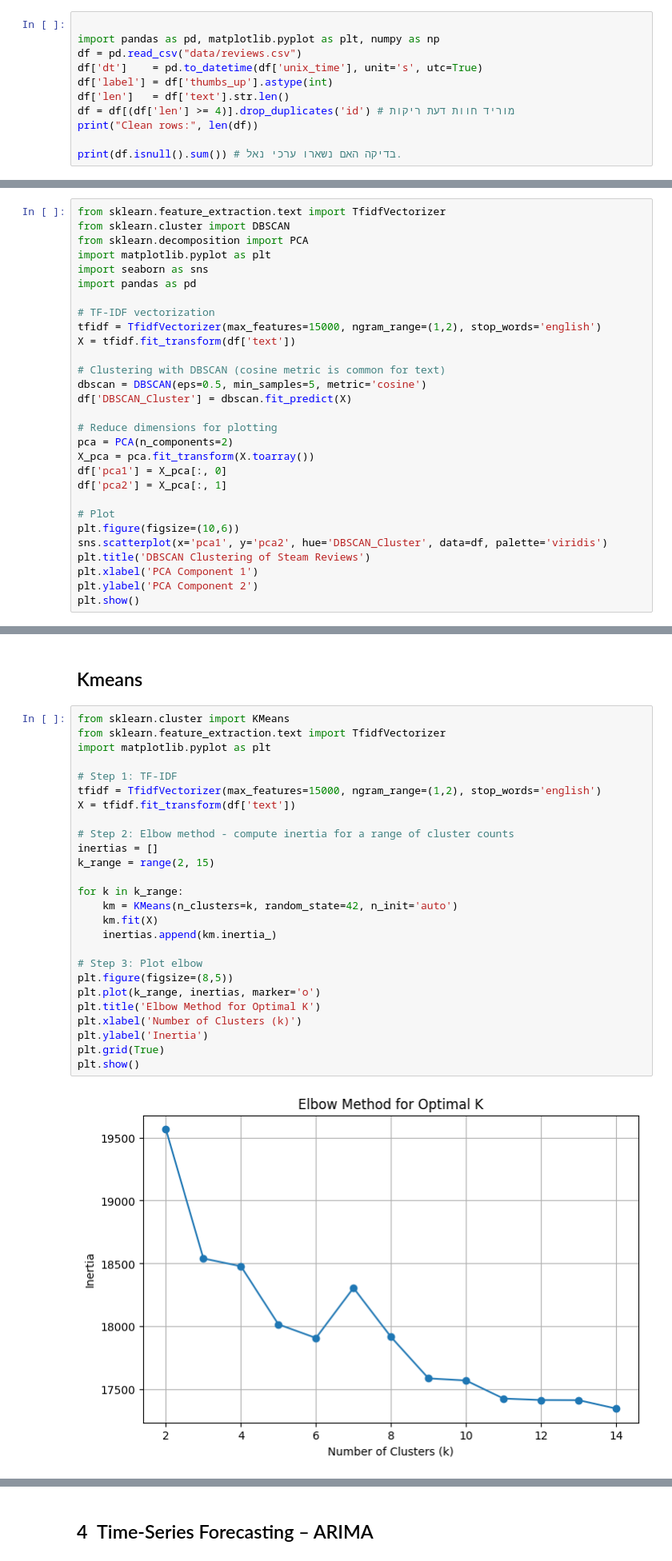
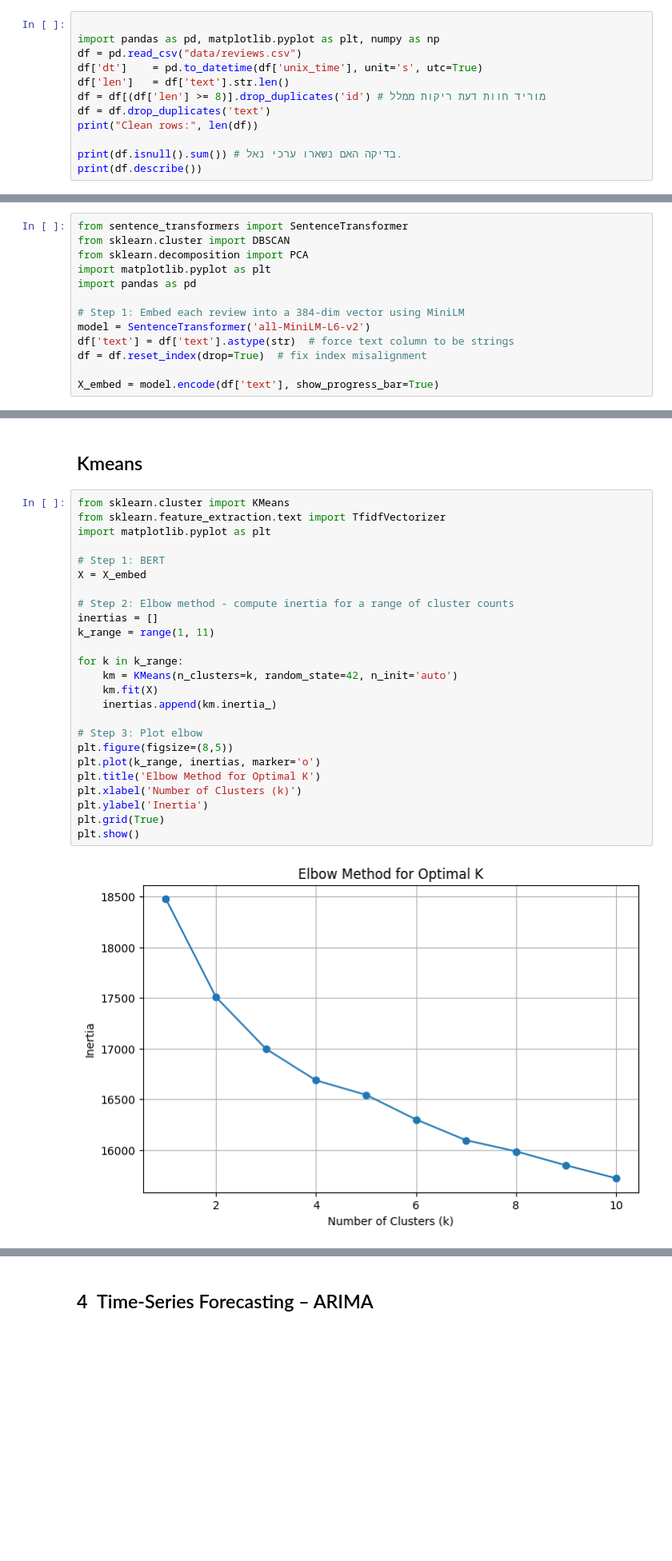
Before and after one commit to lior-benjman/DataSC-Essences, a Jupyter notebook: steam_full_pipeline.ipynb, the cells around one changed output, grey strips where cells are left out. Shown at 80% size. Cells and saved outputs as stored; diff of their text form; blank space fills up the shorter version.

Commit message:
step 3

```diff
--- a/steam_full_pipeline.ipynb
+++ b/steam_full_pipeline.ipynb
@@ -97,10 +97,11 @@ Saved to: data\reviews.csv
 import pandas as pd, matplotlib.pyplot as plt, numpy as np
 df = pd.read_csv("data/reviews.csv")
 df['dt']    = pd.to_datetime(df['unix_time'], unit='s', utc=True)
-df['label'] = df['thumbs_up'].astype(int)
 df['len']   = df['text'].str.len()
-df = df[(df['len'] >= 4)].drop_duplicates('id') # מוריד חוות דעת ריקות
+df = df[(df['len'] >= 8)].drop_duplicates('id') # מוריד חוות דעת ריקות ממלל
+df = df.drop_duplicates('text')
 print("Clean rows:", len(df))
 
 print(df.isnull().sum()) # בדיקה האם נשארו ערכי נאל.
+print(df.describe())
 # %% [output]
@@ -145,29 +210,13 @@ plt.show()
 # %%
-from sklearn.feature_extraction.text import TfidfVectorizer
+from sentence_transformers import SentenceTransformer
 from sklearn.cluster import DBSCAN
 from sklearn.decomposition import PCA
 import matplotlib.pyplot as plt
-import seaborn as sns
 import pandas as pd
 
-# TF-IDF vectorization
-tfidf = TfidfVectorizer(max_features=15000, ngram_range=(1,2), stop_words='english')
-X = tfidf.fit_transform(df['text'])
+# Step 1: Embed each review into a 384-dim vector using MiniLM
+model = SentenceTransformer('all-MiniLM-L6-v2')
+df['text'] = df['text'].astype(str)  # force text column to be strings
+df = df.reset_index(drop=True)  # fix index misalignment
 
-# Clustering with DBSCAN (cosine metric is common for text)
-dbscan = DBSCAN(eps=0.5, min_samples=5, metric='cosine')
-df['DBSCAN_Cluster'] = dbscan.fit_predict(X)
-
-# Reduce dimensions for plotting
-pca = PCA(n_components=2)
-X_pca = pca.fit_transform(X.toarray())
-df['pca1'] = X_pca[:, 0]
-df['pca2'] = X_pca[:, 1]
-
-# Plot
-plt.figure(figsize=(10,6))
-sns.scatterplot(x='pca1', y='pca2', hue='DBSCAN_Cluster', data=df, palette='viridis')
-plt.title('DBSCAN Clustering of Steam Reviews')
-plt.xlabel('PCA Component 1')
-plt.ylabel('PCA Component 2')
-plt.show()
+X_embed = model.encode(df['text'], show_progress_bar=True)
@@ -178,28 +352,27 @@ plt.show()
 # %%
 from sklearn.cluster import KMeans
 from sklearn.feature_extraction.text import TfidfVectorizer
 import matplotlib.pyplot as plt
 
-# Step 1: TF-IDF
-tfidf = TfidfVectorizer(max_features=15000, ngram_range=(1,2), stop_words='english')
-X = tfidf.fit_transform(df['text'])
+# Step 1: BERT
+X = X_embed
 
 # Step 2: Elbow method - compute inertia for a range of cluster counts
 inertias = []
-k_range = range(2, 15)
+k_range = range(1, 11)
 
 for k in k_range:
     km = KMeans(n_clusters=k, random_state=42, n_init='auto')
     km.fit(X)
     inertias.append(km.inertia_)
 
 # Step 3: Plot elbow
 plt.figure(figsize=(8,5))
 plt.plot(k_range, inertias, marker='o')
 plt.title('Elbow Method for Optimal K')
 plt.xlabel('Number of Clusters (k)')
 plt.ylabel('Inertia')
 plt.grid(True)
 plt.show()
 # %% [output]
-[figure, old version]
+[figure, new version]
```
Also changed, not shown: parts of 30 cells of this notebook, 4 other files.
